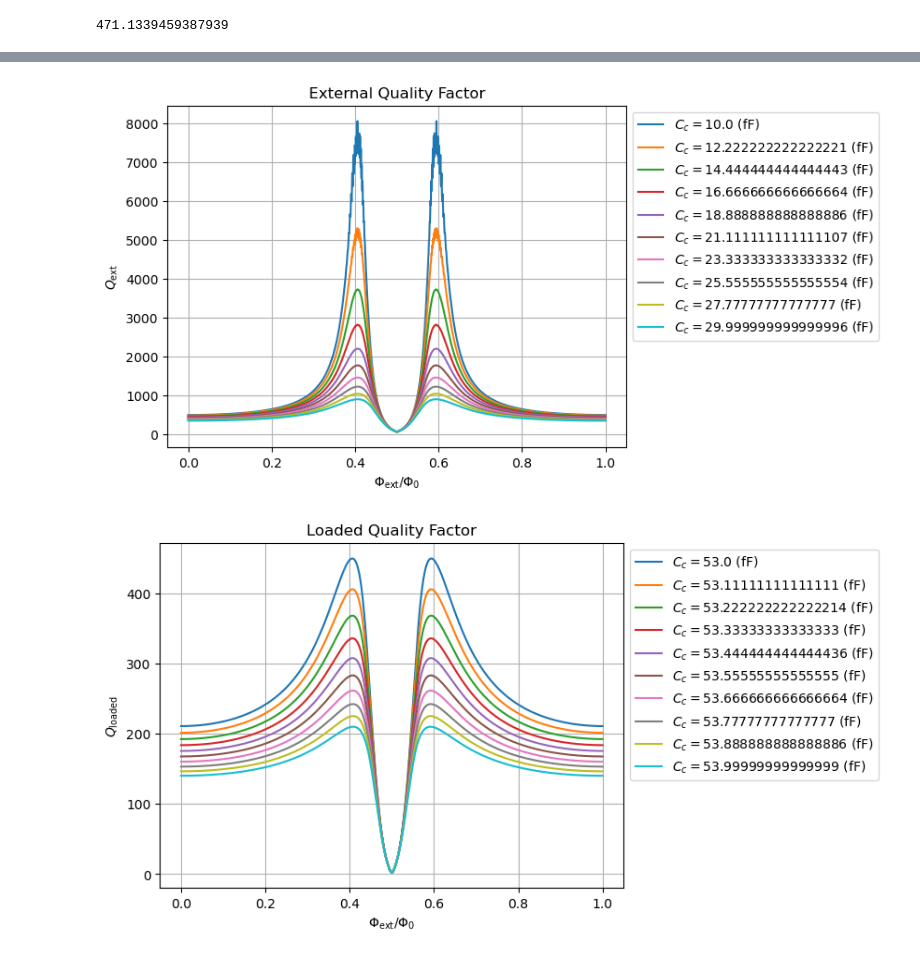
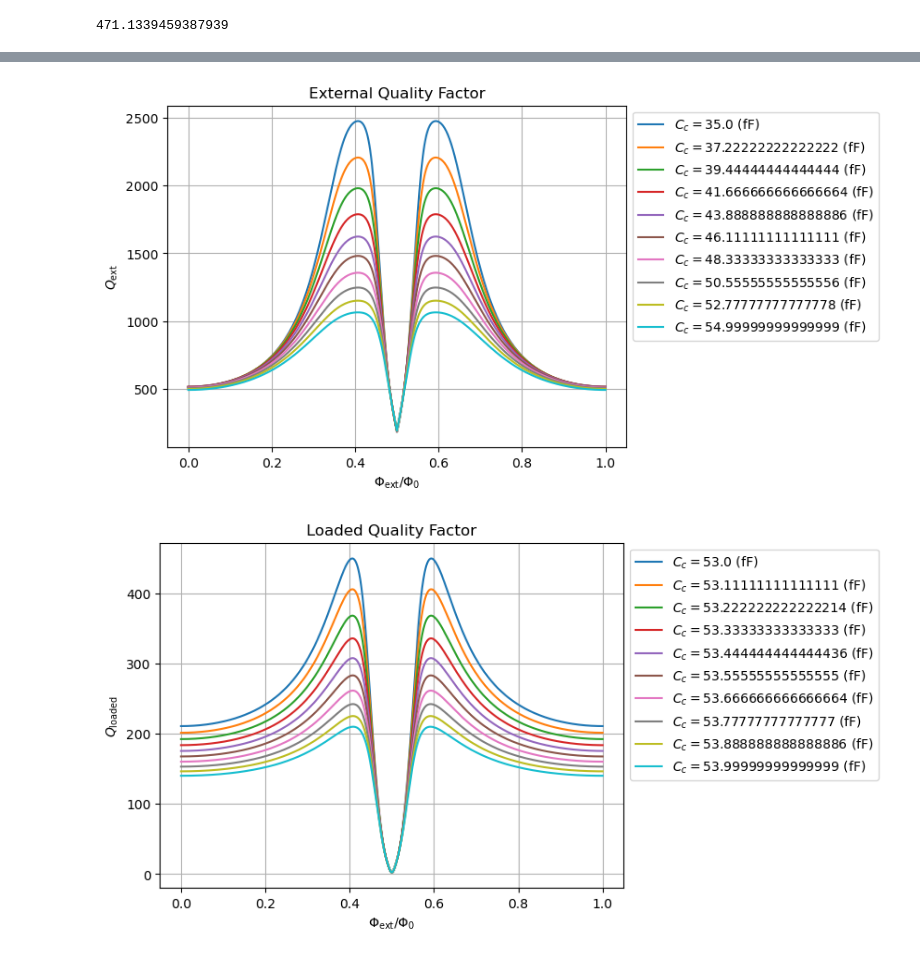
Before and after one commit to foysalx/Tunable-Coupler, a Jupyter notebook: TC-Main-001/TC-ABCD.ipynb, the cells around one changed output, grey strips where cells are left out. Saved outputs shown, nothing was run; the diff lists cells and outputs as text; code cells hidden in the pictures.

```diff
--- a/TC-Main-001/TC-ABCD.ipynb
+++ b/TC-Main-001/TC-ABCD.ipynb
@@ -592,6 +612,6 @@ plt.show()
 # %%
 for i in range(len(LT_vals)):
-    plt.plot(phi_ext/(2*np.pi), q_loaded_array_LT[:,i], label = f'$L_T = {LT_vals[i]/1e-9}$ (nH)')
+    plt.plot(phi_ext/(2*np.pi), q_internal_array_LT[:,i], label = f'$L_T = {LT_vals[i]/1e-9}$ (nH)')
 
 plt.xlabel(r'$\Phi_{\rm ext}/\Phi_0$')
 plt.ylabel(r'$Q_{\rm loaded}$')
@@ -757,29 +777,29 @@ R_n
 # %% [output]
 471.1339459387939
 # %%
-N = 4001
+N = 1001
 RL = l_f
 L01 = 0.09e-9 #1.73333071e-10
 L02 = 0.4e-9 #1.73333071e-10
 LT = 0.5e-9
-C_c_vals = np.linspace(10e-15, 30e-15, 10)
+C_c_vals = np.linspace(35e-15, 55e-15, 10)
 N_L = len(C_c_vals)
-R_j = 15 #28.224
-delta_sols_Cc = np.zeros((N, N_L))
+R_j = 5 #28.224
+delta_sols_Cc = np.zeros((M, N_L))
 delta_sols_Cc[0, :] = phi_ext[0]
-ZL_vals_Cc = np.zeros((N,N,N_L), dtype = complex)
-phi_ext = np.linspace(0, 2*np.pi, N)
-f_r = np.linspace(4.5e9, 5.5e9, N) # for frequency sweep
+ZL_vals_Cc = np.zeros((N,M,N_L), dtype = complex)
+phi_ext = np.linspace(0, 2*np.pi, M)
+f_r = np.linspace(5.7e9, 6.5e9, N) # for frequency sweep
 w_r = 2*np.pi*f_r
-Z_tot_vals_Cc = np.zeros((N,N,N_L), dtype = complex)
-Z_branch_vals_Cc = np.zeros((2,2,N,N,N_L), dtype = complex)
-fullM_vals_Cc = np.zeros((2,2,N,N,N_L), dtype = complex)
+Z_tot_vals_Cc = np.zeros((N,M,N_L), dtype = complex)
+Z_branch_vals_Cc = np.zeros((2,2,N,M,N_L), dtype = complex)
+fullM_vals_Cc = np.zeros((2,2,N,M,N_L), dtype = complex)
 beta_vals_Cc = np.zeros(N)
 #Res = np.array([[1,0],[1/R_j,1]])
-S21_vals_Cc = np.zeros((N,N,N_L), dtype = complex)
+S21_vals_Cc = np.zeros((N,M,N_L), dtype = complex)
 
 # for loop for calculating the phase difference for each flux and frequency
-for k in range(1, N):
+for k in range(1, M):
     for l in range(N_L):
         d0 = delta_sols_Cc[k-1, l]
         L_f = ((L01+L02)/LT)
@@ -792,7 +812,7 @@ for i in range(N):
     #ZC_vals[:, :, i] = c_cap(C_c, w_r[i])
     #Z_tline_vals_1[:, :, i] = tline(Z_0, beta_vals[i], TL1)
     #Z_tline_vals_2[:, :, i] = tline(Z_0, beta_vals[i], TL2)
-    for j in range(N):
+    for j in range(M):
         for k in range(N_L):
             ZL_vals_Cc[i, j, k] = Z_L(L01, L02, LT, delta_sols_Cc[j, k], w_r[i], R_j)
             Z_tot_vals_Cc[i, j, k] = Z_tot(ZL_vals_Cc[i, j, k], Z_0, beta_vals_Cc[i], RL, C_c_vals[k], w_r[i])
@@ -805,8 +823,8 @@ KeyboardInterrupt:
 # %%
-q_loaded_array_Cc = np.zeros((N,N_L))
-q_internal_array_Cc = np.zeros((N,N_L))
-q_external_array_Cc = np.zeros((N,N_L))
-f0_array_Cc = np.zeros((N,N_L))
+q_loaded_array_Cc = np.zeros((M,N_L))
+q_internal_array_Cc = np.zeros((M,N_L))
+q_external_array_Cc = np.zeros((M,N_L))
+f0_array_Cc = np.zeros((M,N_L))
 
 for i in range(N_L):
     q_loaded_array_Cc[:, i], q_internal_array_Cc[:, i], q_external_array_Cc[:, i], f0_array_Cc[:, i] = calculate_q_factors(f_r, S21_vals_Cc[:, :, i])
@@ -825,16 +843,16 @@ plt.show()
 # %%
 for i in range(len(C_c_vals)):
-    plt.plot(phi_ext/(2*np.pi), q_loaded_array_Cc[:,i], label = f'$C_c = {C_c_vals[i]/1e-15}$ (fF)')
+    plt.plot(phi_ext/(2*np.pi), q_internal_array_Cc[:,i], label = f'$C_c = {C_c_vals[i]/1e-15}$ (fF)')
     #plt.plot(phi_ext/(2*np.pi), q_external_array_Cc[:,i], label = f'$C_c = {C_c_vals[i]/1e-15}$ (fF)')
 
 plt.xlabel(r'$\Phi_{\rm ext}/\Phi_0$')
 plt.ylabel(r'$Q_{\rm ext}$')
 plt.title(r"External Quality Factor")
 plt.grid(True)
 plt.legend(loc='upper left', bbox_to_anchor=(1, 1))
 plt.show()
 # %% [output]
-[figure, old version]
+[figure, new version]
 # %%
 for i in range(len(C_c_vals)):
     plt.plot(phi_ext/(2*np.pi), q_loaded_array_Cc[:,i], label = f'$C_c = {C_c_vals[i]/1e-15}$ (fF)')
```
Also changed, not shown: parts of 21 cells of this notebook, 2 other files.
